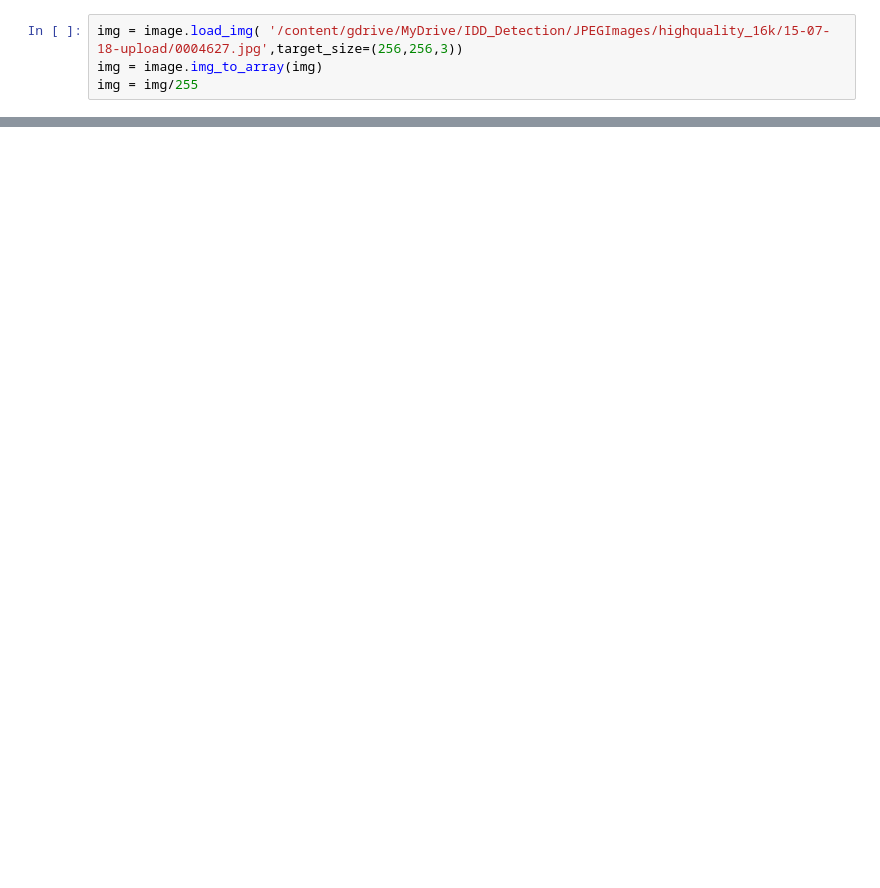
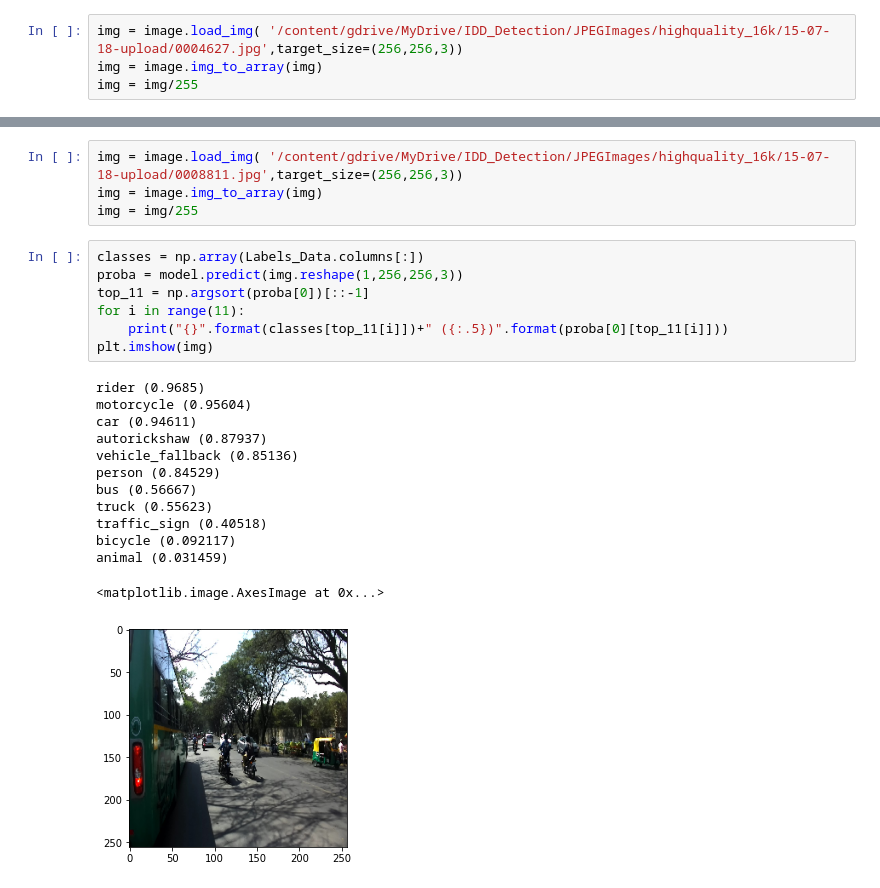
Before and after one commit to Arunav07/CRISTL, a Jupyter notebook: Transfer_Learning.ipynb, the cells around one changed output, grey strips where cells are left out. Cells and saved outputs as stored; diff of their text form; blank space fills up the shorter version.

```diff
--- a/Transfer_Learning.ipynb
+++ b/Transfer_Learning.ipynb
@@ -155,0 +211,25 @@ animal (0.01318)
+# %%
+img = image.load_img( '/content/gdrive/MyDrive/IDD_Detection/JPEGImages/highquality_16k/15-07-18-upload/0008811.jpg',target_size=(256,256,3))
+img = image.img_to_array(img)
+img = img/255
+# %%
+classes = np.array(Labels_Data.columns[:])
+proba = model.predict(img.reshape(1,256,256,3))
+top_11 = np.argsort(proba[0])[::-1]
+for i in range(11):
+    print("{}".format(classes[top_11[i]])+" ({:.5})".format(proba[0][top_11[i]]))
+plt.imshow(img)
+# %% [output]
+rider (0.9685)
+motorcycle (0.95604)
+car (0.94611)
+autorickshaw (0.87937)
+vehicle_fallback (0.85136)
+person (0.84529)
+bus (0.56667)
+truck (0.55623)
+traffic_sign (0.40518)
+bicycle (0.092117)
+animal (0.031459)
+<matplotlib.image.AxesImage at 0x...>
+[figure, added]
```
Also changed, not shown: parts of 7 cells of this notebook.
